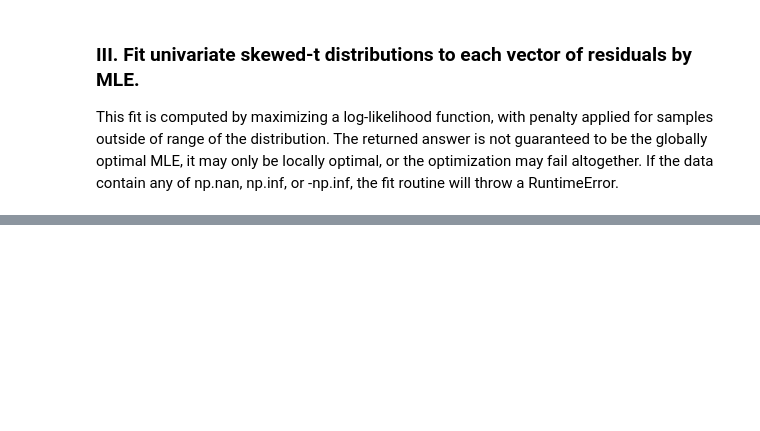
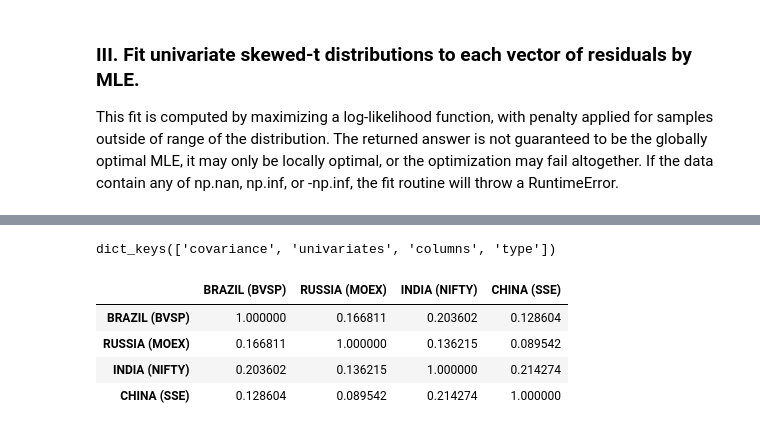
Before and after one commit to unnikrishnannambiar/BTP_II_Unnikrishnan_Nambiar, a Jupyter notebook: BRICS_Implementation.ipynb, the cells around one changed output, grey strips where cells are left out. Saved outputs shown, nothing was run; the diff lists cells and outputs as text; code cells hidden in the pictures; blank space fills up the shorter version.

```diff
--- a/BRICS_Implementation.ipynb
+++ b/BRICS_Implementation.ipynb
@@ -260,0 +278,17 @@ for i in range(4):
+# %%
+parameters = copula.to_dict()
+parameters.keys()
+# %% [output]
+dict_keys(['covariance', 'univariates', 'columns', 'type'])
+# %%
+cov_new = pd.DataFrame(parameters['covariance'])
+cov_new.columns = returns.columns
+cov_new.index = returns.columns
+# new correlation matrix
+cov_new
+# %% [output]
+|  | BRAZIL (BVSP) | RUSSIA (MOEX) | INDIA (NIFTY) | CHINA (SSE) |
+| BRAZIL (BVSP) | 1.000000 | 0.166811 | 0.203602 | 0.128604 |
+| RUSSIA (MOEX) | 0.166811 | 1.000000 | 0.136215 | 0.089542 |
+| INDIA (NIFTY) | 0.203602 | 0.136215 | 1.000000 | 0.214274 |
+| CHINA (SSE) | 0.128604 | 0.089542 | 0.214274 | 1.000000 |
```
Also changed, not shown: parts of 13 cells of this notebook, 9 other files.
